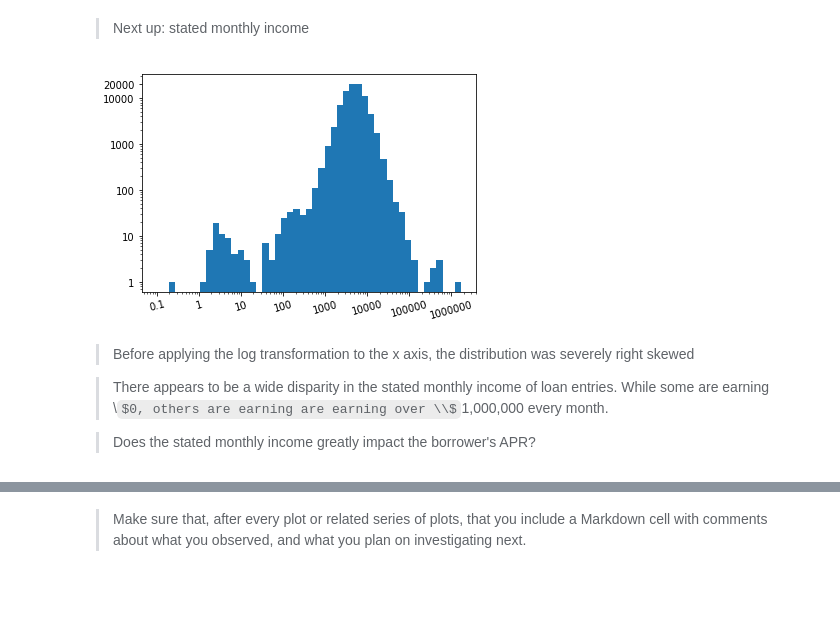
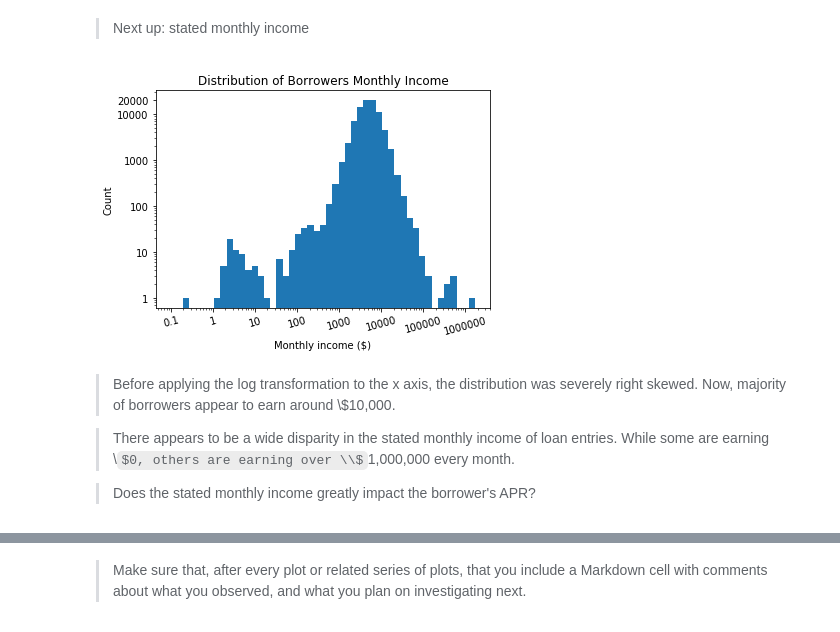
Before and after one commit to chukwume/prosperloandata, a Jupyter notebook: exploration_template.ipynb, the cells around one changed output, grey strips where cells are left out. Cells and saved outputs as stored; diff of their text form; code cells hidden in the pictures; some formulas as TeX source; blank space fills up the shorter version.

```diff
--- a/exploration_template.ipynb
+++ b/exploration_template.ipynb
@@ -166,23 +168,26 @@ plt.xlabel('Original loan amount ($)');
 > Next up: stated monthly income
 # %%
 # Distribution of stated monthly income
-# A value is added to MIN because due to error caused by dividing by 0
+# A value is added to MIN due to error caused by dividing by 0
 MIN = df_sub['statedmonthlyincome'].min() + 0.1
 MAX = df_sub['statedmonthlyincome'].max()
 
 bins = 10 ** np.linspace(np.log10(MIN), np.log10(MAX), 50)
 plt.hist(data = df_sub, x = 'statedmonthlyincome', bins=bins)
 plt.xscale('log')
 plt.yscale('log')
 xticks= [0.1, 1, 10, 100, 1000, 10000, 100000, 1000000]
 yticks = [1, 10, 100, 1000, 10000, 20000]
 plt.xticks(xticks, xticks, rotation=15)
-plt.yticks(yticks, yticks);
+plt.yticks(yticks, yticks)
+plt.title('Distribution of Borrowers Monthly Income')
+plt.xlabel('Monthly income ($)')
+plt.ylabel('Count');
 # %% [output]
-[figure, old version]
+[figure, new version]
 # %% [markdown]
-> Before applying the log transformation to the x axis, the distribution was severely right skewed
+> Before applying the log transformation to the x axis, the distribution was severely right skewed. Now, majority of borrowers appear to earn around \\$10,000.
 
-> There appears to be a wide disparity in the stated monthly income of loan entries. While some are earning \\$0, others are earning are earning over \\$1,000,000 every month.
+> There appears to be a wide disparity in the stated monthly income of loan entries. While some are earning \\$0, others are earning over \\$1,000,000 every month.
 
 > Does the stated monthly income greatly impact the borrower's APR?
```
Also changed, not shown: parts of 3 cells of this notebook.
